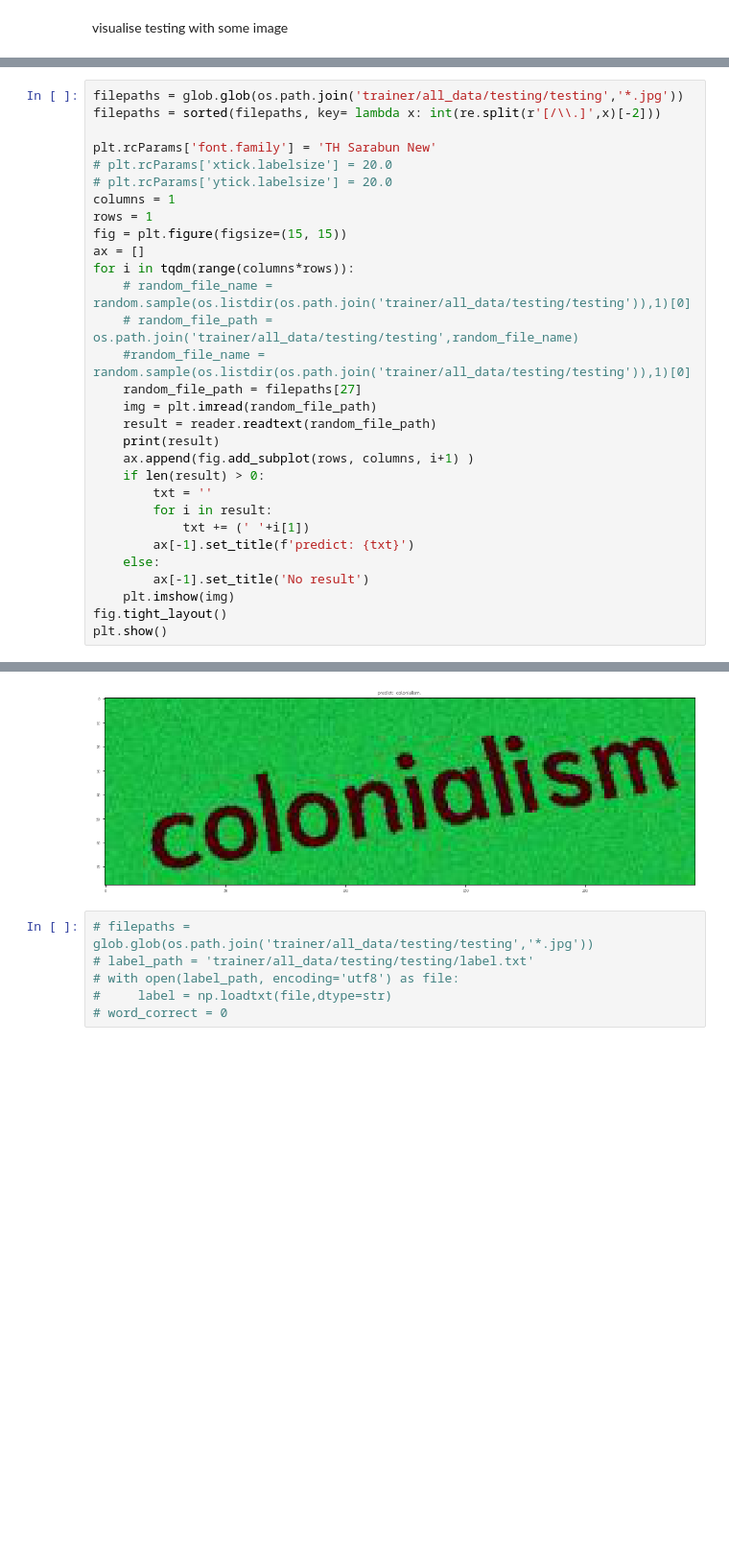
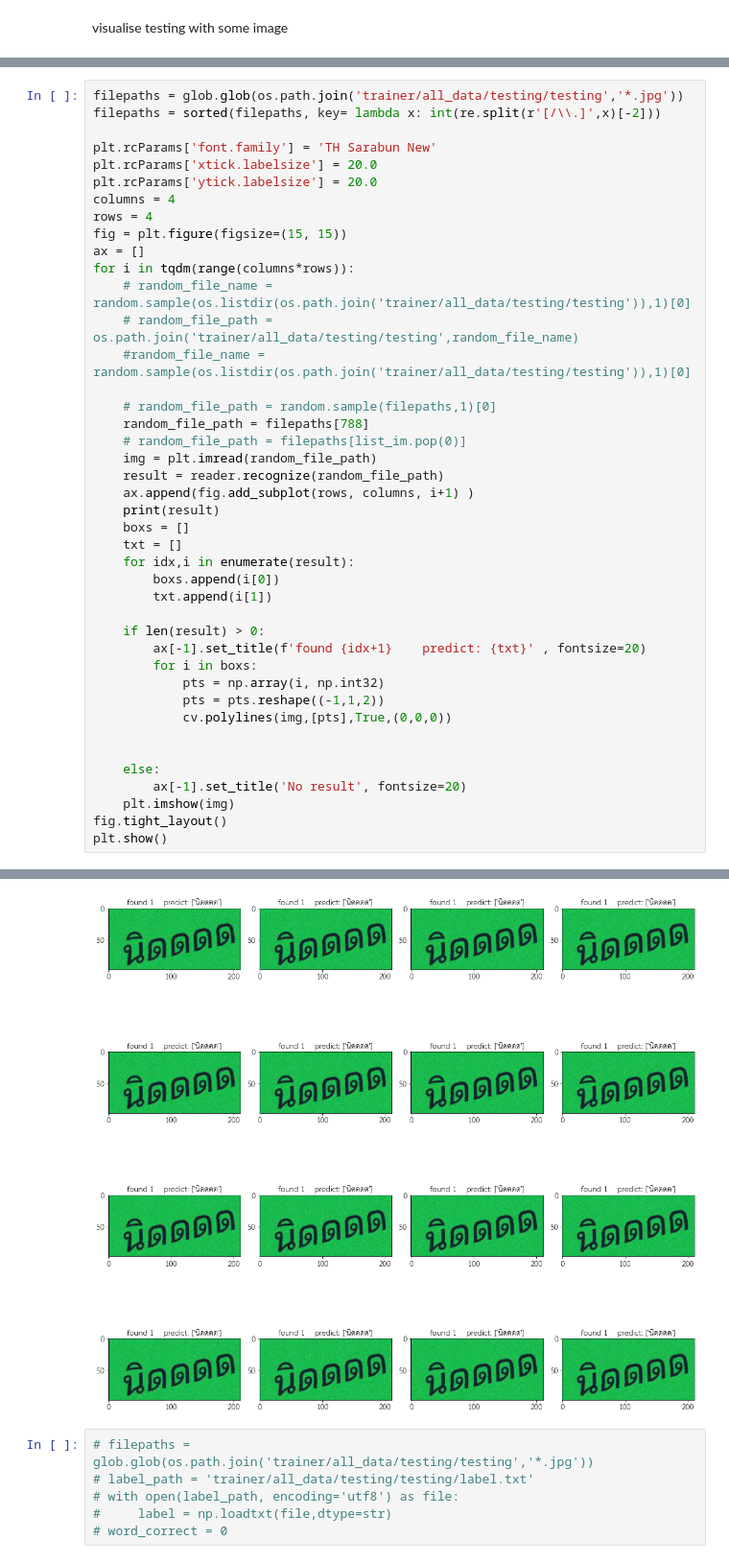
Before and after one commit to piyawat-at/EasyOCR, a Jupyter notebook: test_model.ipynb, the cells around one changed output, grey strips where cells are left out. Shown at 96% size. Drawn from its saved outputs; the diff is of its cells as text; blank space fills up the shorter version.

Commit message:
change reader to recognize

```diff
--- a/test_model.ipynb
+++ b/test_model.ipynb
@@ -45,28 +60,40 @@ filepaths = glob.glob(os.path.join('trainer/all_data/testing/testing','*.jpg'))
 filepaths = sorted(filepaths, key= lambda x: int(re.split(r'[/\\.]',x)[-2]))
 
 plt.rcParams['font.family'] = 'TH Sarabun New'
-# plt.rcParams['xtick.labelsize'] = 20.0
-# plt.rcParams['ytick.labelsize'] = 20.0
-columns = 1
-rows = 1
+plt.rcParams['xtick.labelsize'] = 20.0
+plt.rcParams['ytick.labelsize'] = 20.0
+columns = 4
+rows = 4
 fig = plt.figure(figsize=(15, 15))
 ax = []
 for i in tqdm(range(columns*rows)):
     # random_file_name = random.sample(os.listdir(os.path.join('trainer/all_data/testing/testing')),1)[0]
     # random_file_path = os.path.join('trainer/all_data/testing/testing',random_file_name)
     #random_file_name = random.sample(os.listdir(os.path.join('trainer/all_data/testing/testing')),1)[0]
-    random_file_path = filepaths[27]
+
+    # random_file_path = random.sample(filepaths,1)[0]
+    random_file_path = filepaths[788]
+    # random_file_path = filepaths[list_im.pop(0)]
     img = plt.imread(random_file_path)
-    result = reader.readtext(random_file_path)
+    result = reader.recognize(random_file_path)
+    ax.append(fig.add_subplot(rows, columns, i+1) )
     print(result)
-    ax.append(fig.add_subplot(rows, columns, i+1) )
+    boxs = []
+    txt = []
+    for idx,i in enumerate(result):
+        boxs.append(i[0])
+        txt.append(i[1])
+
     if len(result) > 0:
-        txt = ''
-        for i in result:
-            txt += (' '+i[1])
-        ax[-1].set_title(f'predict: {txt}')
+        ax[-1].set_title(f'found {idx+1}    predict: {txt}' , fontsize=20)
+        for i in boxs:
+            pts = np.array(i, np.int32)
+            pts = pts.reshape((-1,1,2))
+            cv.polylines(img,[pts],True,(0,0,0))
+
+
     else:
-        ax[-1].set_title('No result')
+        ax[-1].set_title('No result', fontsize=20)
     plt.imshow(img)
 fig.tight_layout()
 plt.show()
@@ -75,4 +117,4 @@ plt.show()
-[figure, old version]
+[figure, new version]
 # %%
 # filepaths = glob.glob(os.path.join('trainer/all_data/testing/testing','*.jpg'))
 # label_path = 'trainer/all_data/testing/testing/label.txt'
```
Also changed, not shown: parts of 11 cells of this notebook, 3 other files.
